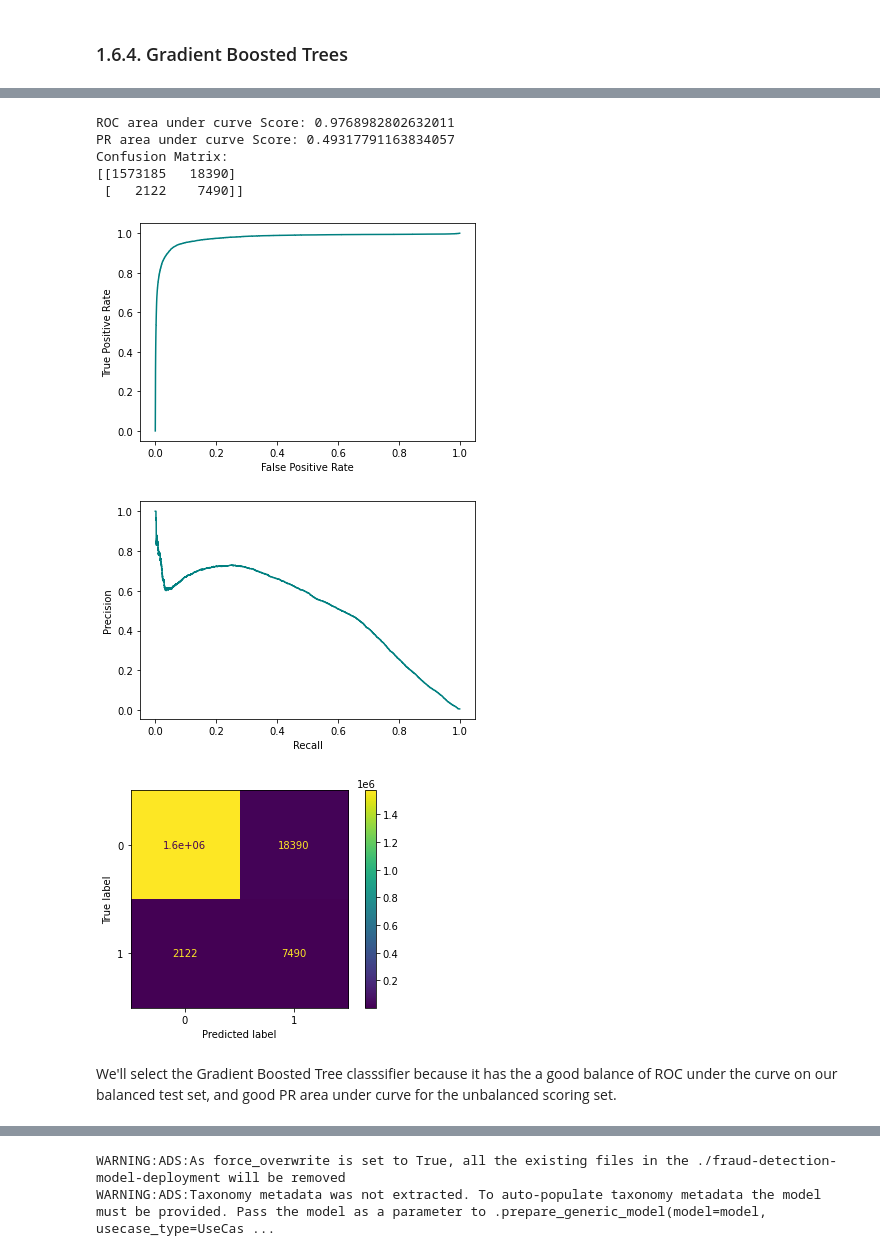
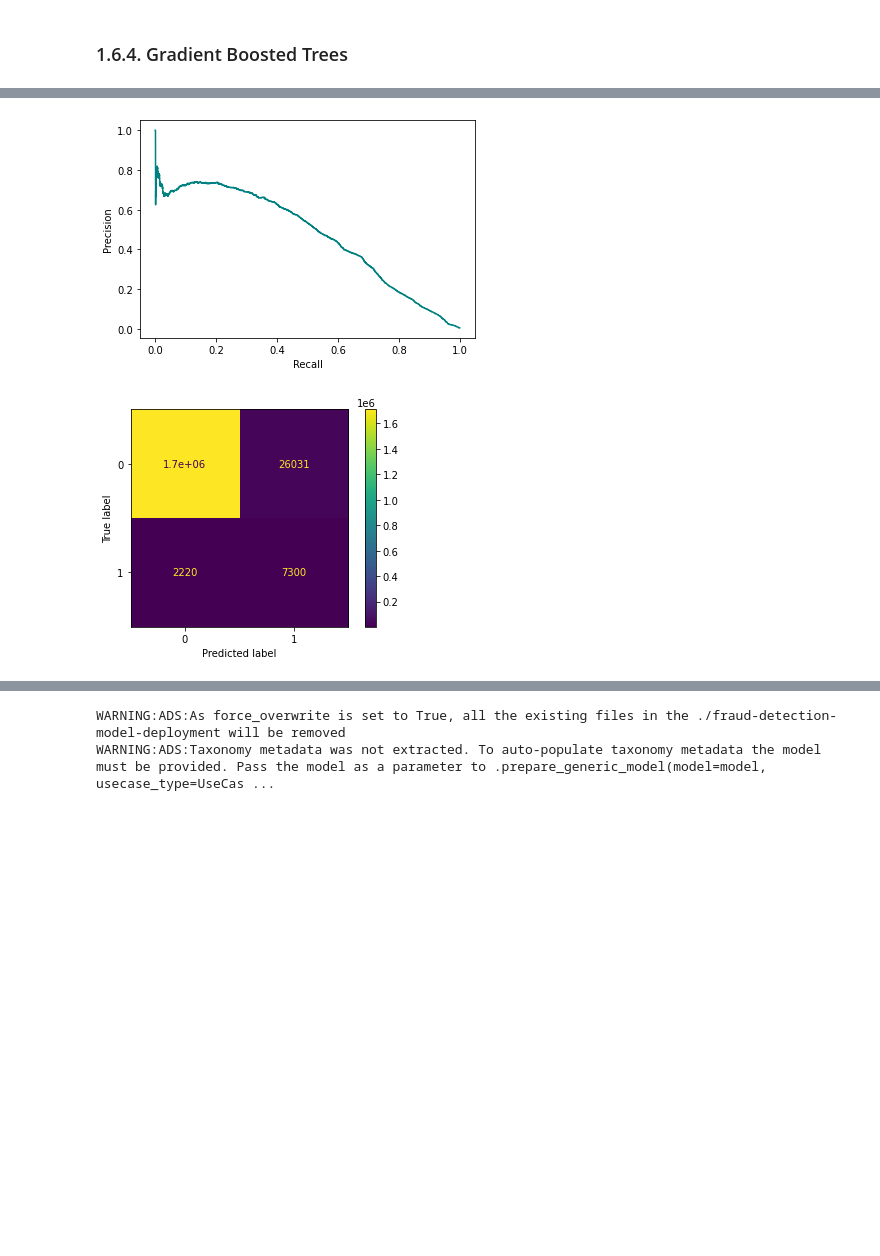
Before and after one commit to oracle-samples/oci-data-science-ai-samples, a Jupyter notebook: labs/dataflow_in_ds_fraud_detection/Credit Card Fraud detection example.ipynb, the cells around one changed output, grey strips where cells are left out. Cells and saved outputs as stored; diff of their text form; code cells hidden in the pictures; blank space fills up the shorter version.

```diff
--- a/labs/dataflow_in_ds_fraud_detection/Credit Card Fraud detection example.ipynb
+++ b/labs/dataflow_in_ds_fraud_detection/Credit Card Fraud detection example.ipynb
@@ -688,2 +698,2 @@ distance_udf = udf(lambda lat, long, merch_lat, merch_long: distance(lat, long,
 # %%
-cc_df_sample = cc_df_sample.withColumn("distance", distance_udf(col('lat'), col('long'), col('merch_lat'), col('merch_long')))
+df_sample = df_sample.withColumn("distance", distance_udf(col('lat'), col('long'), col('merch_lat'), col('merch_long')))
@@ -766,5 +809,5 @@ Putting it all together:
 # %%
-df2 = create_feature_columns(cc_df_sample)
+df2 = create_feature_columns(df_sample)
 pipeline_model = create_feature_encoding_pipeline(df2)
 df2 = encode_features(df2, pipeline_model)
 # %% [markdown]
@@ -848,19 +902,21 @@ The next cell is a helper function to perform these function, which we will use
 # %%
-def eval_model(results, data):
+def eval_model(model, data, balanced=True):
 
-    preds = results.transform(data)
+    preds = model.transform(data)
     y_preds = preds.select('prediction').rdd.keys().collect()
     y_score = preds.select(vector_to_array("probability")[1]).rdd.keys().collect()
     y = preds.select("is_fraud").rdd.keys().collect()
-    fpr, tpr, _ = roc_curve(y, y_score)
+    if balanced:
+        fpr, tpr, _ = roc_curve(y, y_score)
+        print(f"ROC area under curve Score: {roc_auc_score(y, y_score)}")
     prec, recall, _ = precision_recall_curve(y, y_score)
     cm = confusion_matrix(y, y_preds)
-    print(f"ROC area under curve Score: {roc_auc_score(y, y_score)}")
     pr = np.array([prec, recall]).T
     pr = pr[pr[:,0].argsort()]
     print(f"PR area under curve Score: {auc(pr[:,0], pr[:,1])}")
     print(f"Confusion Matrix:")
     print(cm)
-    roc_display = RocCurveDisplay(fpr=fpr, tpr=tpr).plot()
+    if balanced:
+        roc_display = RocCurveDisplay(fpr=fpr, tpr=tpr).plot()
     pr_display = PrecisionRecallDisplay(precision=prec, recall=recall).plot()
     cm_display = ConfusionMatrixDisplay(confusion_matrix=cm).plot()
@@ -1013,3 +1038,8 @@ model_gbt = c_gbt.fit(train_downsampled)
+# %%
+# set log level to ERROR to suppress local Spark heap memory warnings.
+sc.sparkContext.setLogLevel("ERROR")
+c_gbt = GBTClassifier(featuresCol='features', labelCol='is_fraud')
+model_gbt = c_gbt.fit(train_downsampled)
 # %%
 eval_model(model_gbt, test_downsampled)
 # %% [output]
@@ -1027,3 +1055,3 @@ Confusion Matrix:
 # %%
-eval_model(model_gbt, scoring_df)
+eval_model(model_gbt, scoring_df, balanced=False)
 # %% [output]
@@ -1032,10 +1062,2 @@ eval_model(model_gbt, scoring_df)
-ROC area under curve Score: 0.9768982802632011
-PR area under curve Score: 0.49317791163834057
-Confusion Matrix:
-[[1573185   18390]
- [   2122    7490]]
-[figure, old version]
+[figure, new version]
-[figure, old version]
+[figure, new version]
-[figure, removed]
-# %% [markdown]
-We'll select the Gradient Boosted Tree classsifier because it has the a good balance of ROC under the curve on our balanced test set, and good PR area under curve for the unbalanced scoring set.
```
Also changed, not shown: parts of 262 cells of this notebook.
